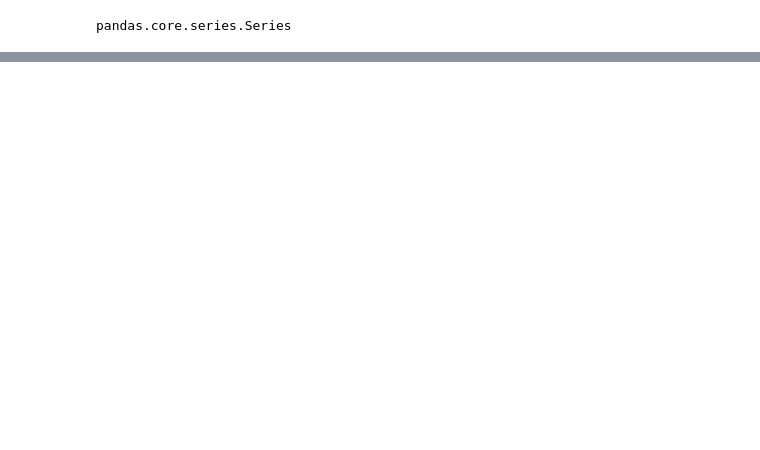
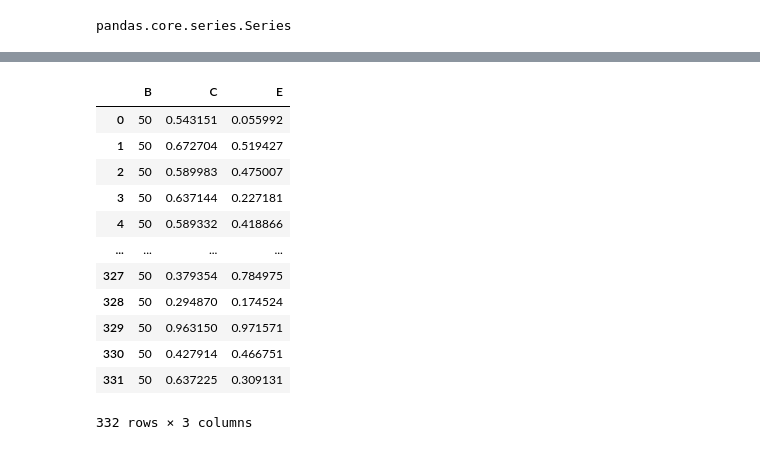
Before and after one commit to AbhishekMhamane/Python-Codes, a Jupyter notebook: Pandas/Pandas_Tut.ipynb, the cells around one changed output, grey strips where cells are left out. Saved outputs shown, nothing was run; the diff lists cells and outputs as text; code cells hidden in the pictures; blank space fills up the shorter version.

```diff
--- a/Pandas/Pandas_Tut.ipynb
+++ b/Pandas/Pandas_Tut.ipynb
@@ -532,0 +599,2 @@ newdf
+# %%
+newdf.loc[:,['B']] = None
@@ -532,0 +617,18 @@ newdf
+# %%
+newdf.loc[:,['B']] = 50
+# %%
+newdf
+# %% [output]
+|  | B | C | E |
+| 0 | 50 | 0.543151 | 0.055992 |
+| 1 | 50 | 0.672704 | 0.519427 |
+| 2 | 50 | 0.589983 | 0.475007 |
+| 3 | 50 | 0.637144 | 0.227181 |
+| 4 | 50 | 0.589332 | 0.418866 |
+| ... | ... | ... | ... |
+| 327 | 50 | 0.379354 | 0.784975 |
+| 328 | 50 | 0.294870 | 0.174524 |
+| 329 | 50 | 0.963150 | 0.971571 |
+| 330 | 50 | 0.427914 | 0.466751 |
+| 331 | 50 | 0.637225 | 0.309131 |
+332 rows × 3 columns
```
Also changed, not shown: parts of 45 cells of this notebook.
